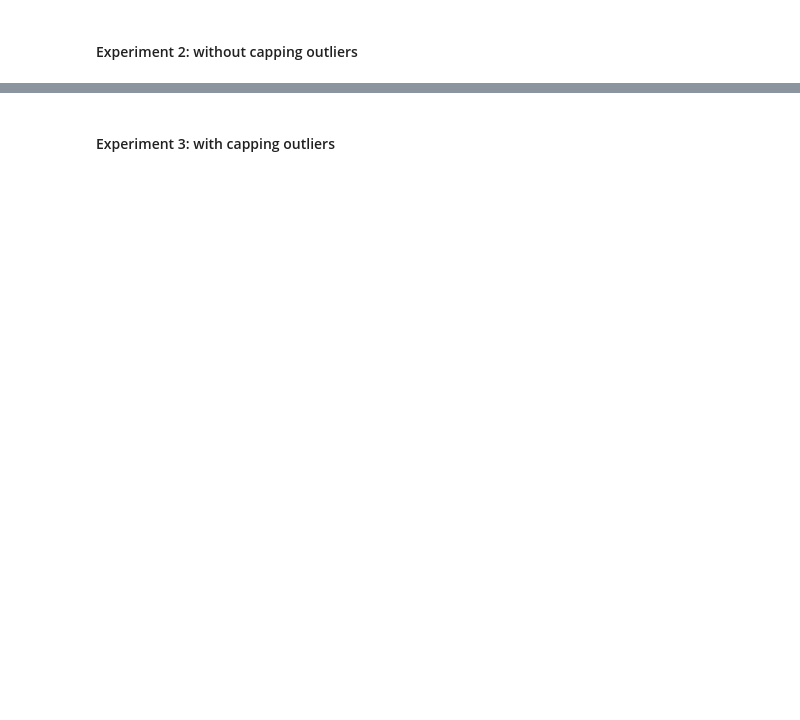
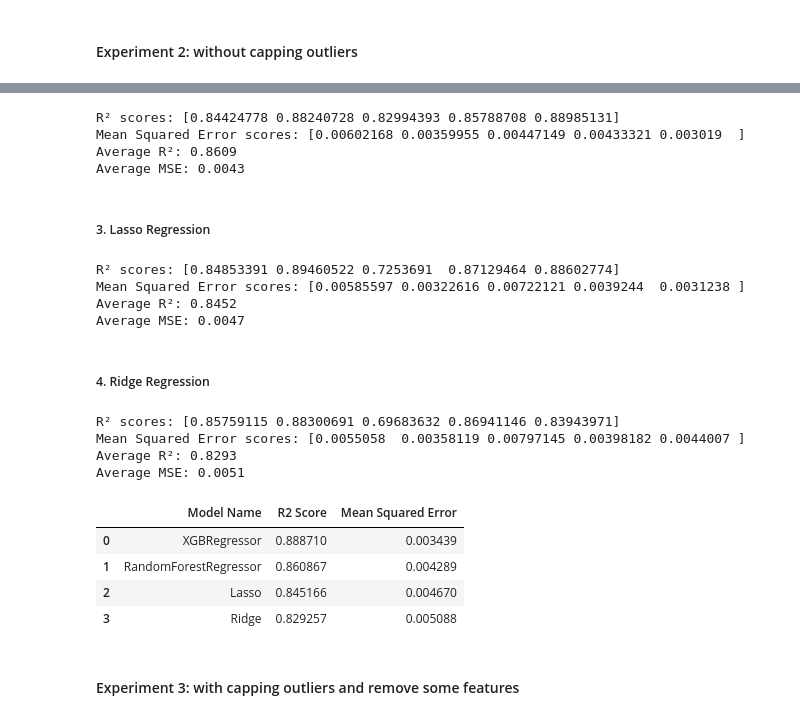
Before and after one commit to catherinehelenna/Predict-House-Price, a Jupyter notebook: code_for_eda_modeling.ipynb, the cells around one changed output, grey strips where cells are left out. Saved outputs shown, nothing was run; the diff lists cells and outputs as text; code cells hidden in the pictures; blank space fills up the shorter version.

Commit message:
"update on modelling"

```diff
--- a/code_for_eda_modeling.ipynb
+++ b/code_for_eda_modeling.ipynb
@@ -1078,2 +1152,16 @@ Spearman Length: 78; Pearson Length: 78
+# %%
+# modeling pipeline
+def create_pipeline(preprocessor_steps,model):
+    return Pipeline(steps=[
+            ('preprocessor', preprocessor_steps),
+            ('model',model)
+    ])
+
+def capped_pipeline(capping,preprocessor_steps,model):
+    return Pipeline(steps=[
+            ('capping', capping),
+            ('preprocessor', preprocessor_steps),
+            ('model',model)
+    ])
 # %% [markdown]
 #### Experiment 1: comparison between log-transformed and linear regression analysis
@@ -1105,2 +1309,54 @@ print("R-squared (R2):", r2)
+# %%
+# model definition
+rf_model = RandomForestRegressor(
+    n_estimators=500, random_state=42
+
+)
+rf_pipeline = create_pipeline(preprocessor_steps,rf_model)
+rf_result = evaluate_model(rf_pipeline, X_train_log, y_train_log, cv=5)
+# %% [output]
+R² scores: [0.84424778 0.88240728 0.82994393 0.85788708 0.88985131]
+Mean Squared Error scores: [0.00602168 0.00359955 0.00447149 0.00433321 0.003019  ]
+Average R²: 0.8609
+Average MSE: 0.0043
+# %% [markdown]
+##### 3. Lasso Regression
+# %%
+# model definition
+lasso_model = Lasso(
+    alpha=0.0005, random_state=42
+)
+lasso_pipeline = create_pipeline(preprocessor_steps,lasso_model)
+lasso_result = evaluate_model(lasso_pipeline, X_train_log, y_train_log, cv=5)
+# %% [output]
+R² scores: [0.84853391 0.89460522 0.7253691  0.87129464 0.88602774]
+Mean Squared Error scores: [0.00585597 0.00322616 0.00722121 0.0039244  0.0031238 ]
+Average R²: 0.8452
+Average MSE: 0.0047
+# %% [markdown]
+##### 4. Ridge Regression
+# %%
+# model definition
+ridge_model = Ridge(
+    alpha=1, random_state=42
+)
+ridge_pipeline = create_pipeline(preprocessor_steps,ridge_model)
+ridge_result = evaluate_model(ridge_pipeline, X_train_log, y_train_log, cv=5)
+# %% [output]
+R² scores: [0.85759115 0.88300691 0.69683632 0.86941146 0.83943971]
+Mean Squared Error scores: [0.0055058  0.00358119 0.00797145 0.00398182 0.0044007 ]
+Average R²: 0.8293
+Average MSE: 0.0051
+# %%
+# experiment result
+exp2_list = [xg_boost_result,rf_result,lasso_result,ridge_result]
+exp2_df = pd.DataFrame(exp2_list)
+exp2_df
+# %% [output]
+|  | Model Name | R2 Score | Mean Squared Error |
+| 0 | XGBRegressor | 0.888710 | 0.003439 |
+| 1 | RandomForestRegressor | 0.860867 | 0.004289 |
+| 2 | Lasso | 0.845166 | 0.004670 |
+| 3 | Ridge | 0.829257 | 0.005088 |
 # %% [markdown]
-#### Experiment 3: with capping outliers
+#### Experiment 3: with capping outliers and remove some features
```
Also changed, not shown: parts of 44 cells of this notebook.
